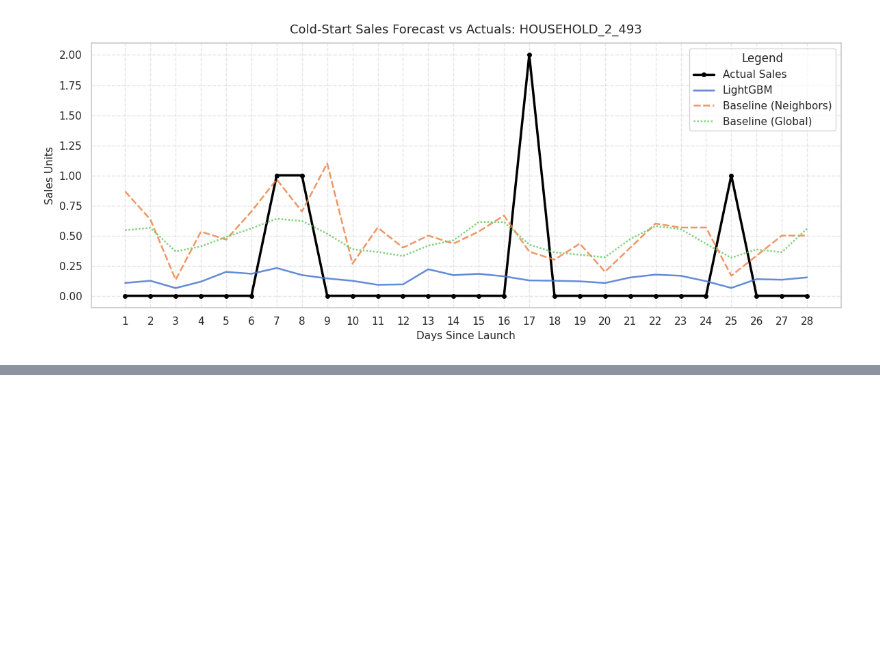
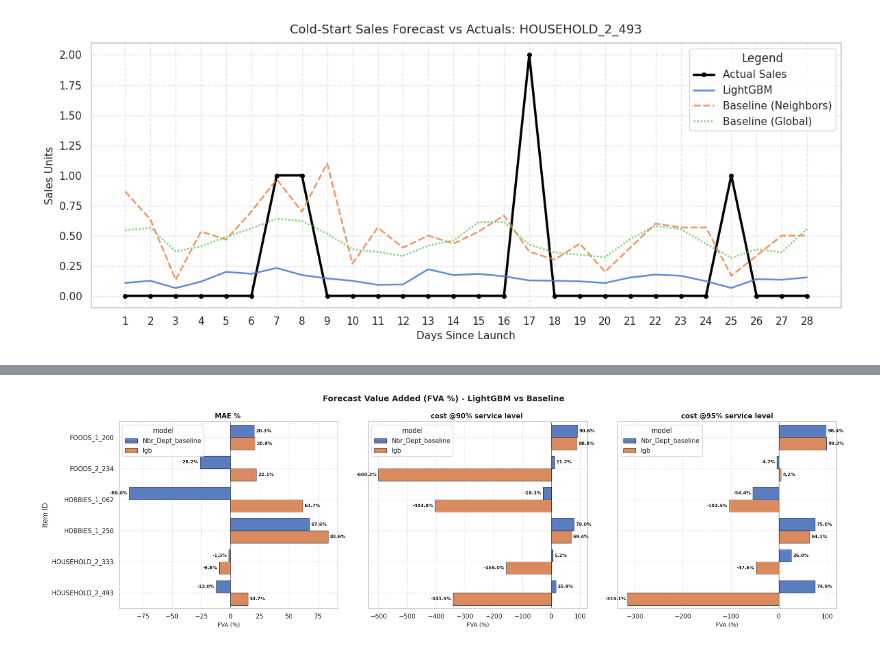
Before and after one commit to ashfaque-tk/retail-demand-forecast, a Jupyter notebook: case_studies/cold_start.ipynb, the cells around one changed output, grey strips where cells are left out. Drawn from its saved outputs; the diff is of its cells as text; code cells hidden in the pictures; blank space fills up the shorter version.

```diff
--- a/case_studies/cold_start.ipynb
+++ b/case_studies/cold_start.ipynb
@@ -924,0 +933,79 @@ compute_fva(df_metrics=metrics)
+# %%
+
+
+sns.set_theme(style="whitegrid", palette="muted")
+
+
+def plot_fva_metrics(df: pd.DataFrame, title_prefix: str = "LightGBM vs Baseline"):
+    """Generates comparative horizontal bar plots for Forecast Value Added (FVA %)
+
+    for MAE and Cost against the Global Dept Baseline.
+
+    Parameters:
+    -----------
+    df : pd.DataFrame
+        DataFrame with columns ['item_id', 'model', 'fva_mae_pct', 'fva_cost_pct'].
+    title_prefix : str, optional
+        Prefix string for the overall figure title.
+    """
+    # Filter out baseline since FVA % is 0.0 for baseline models
+    plot_df = df[df["model"] != "Global_Dept_baseline"].copy()
+
+    # Setup 1x2 subplots figure
+    fig, axes = plt.subplots(1, 3, figsize=(20, 6), sharey=True)
+
+    if title_prefix:
+        fig.suptitle(
+            f"Forecast Value Added (FVA %) - {title_prefix}",
+            fontsize=14,
+            fontweight="bold",
+            y=0.98
+            ,
+        )
+
+    # Metric column configurations: (column_name, plot_title, label_format)
+    metrics_config = [
+        ("fva_mae_pct", "MAE % ", "{:.1f}%"),
+        ("fva_cost_pct", "cost @90% service level ", "{:.1f}%"),
+        ("fva_cost_95", "cost @95% service level", "{:.1f}%"),
+        ("fva_cost_97", "cost @97% service level ", "{:.1f}%"),
+    ]
+
+    for ax, (metric_col, title, fmt) in zip(axes, metrics_config):
+        sns.barplot(
+            data=plot_df,
+            y="item_id",
+            x=metric_col,
+            hue="model",
+            ax=ax,
+            edgecolor="black",
+            linewidth=0.5,
+        )
+
+        ax.set_title(title, fontsize=12, fontweight="bold")
+        ax.set_xlabel("FVA (%)", fontsize=10)
+        ax.set_ylabel("Item ID" if ax == axes[0] else "")
+        ax.grid(True, linestyle="--", alpha=0.6)
+
+        # Draw a reference line at 0% baseline
+        ax.axvline(0, color="black", linestyle="-", linewidth=0.8, alpha=0.7)
+
+        # Annotate numeric bar values directly
+        for container in ax.containers:
+            ax.bar_label(
+                container,
+                fmt=fmt,
+                padding=3,
+                fontsize=8,
+                fontweight="bold",
+            )
+
+    plt.tight_layout()
+    plt.savefig(f'{BASE_DIR}/case_studies/fva_cold_start.png')
+    plt.show()
+
+
+# Example usage:
+plot_fva_metrics(fva_comparison, title_prefix="LightGBM vs Baseline")
+# %% [output]
+[figure, added]
```
Also changed, not shown: parts of 4 cells of this notebook, 14 other files.
